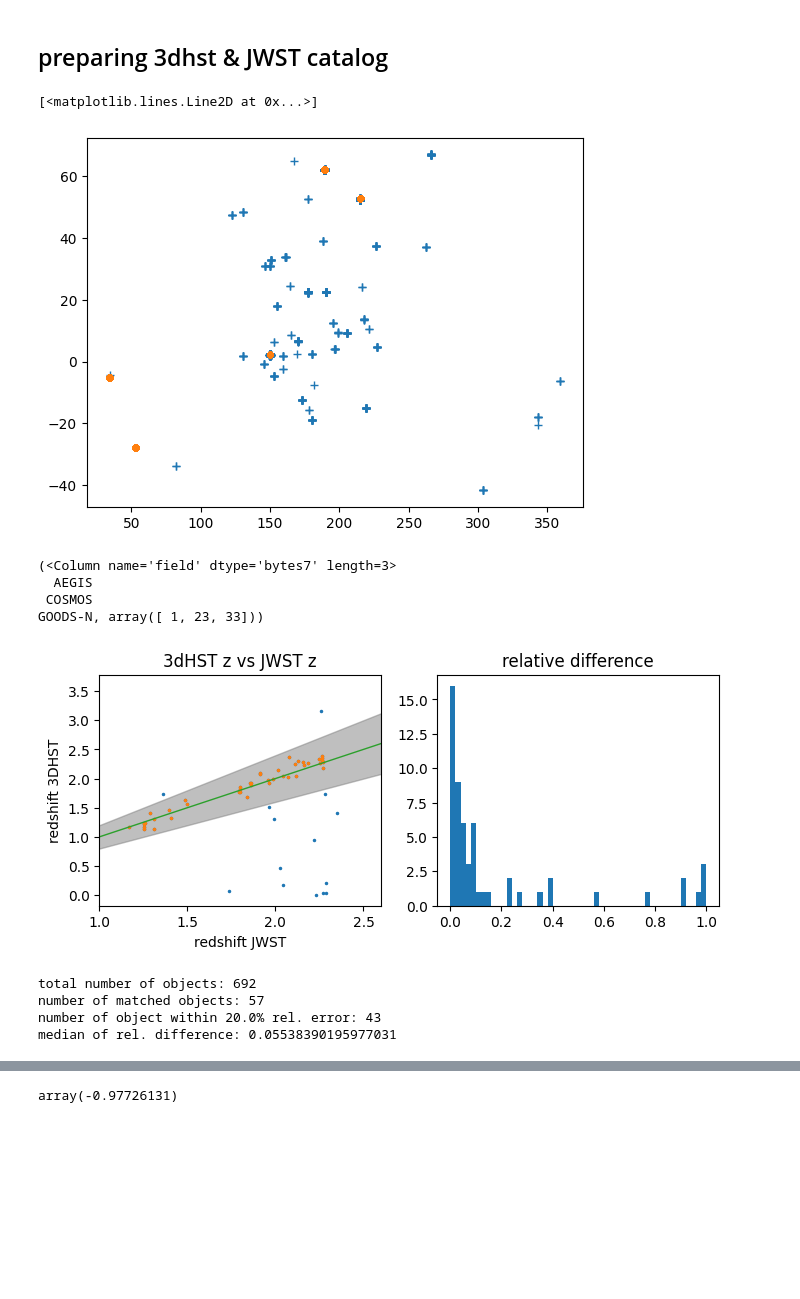
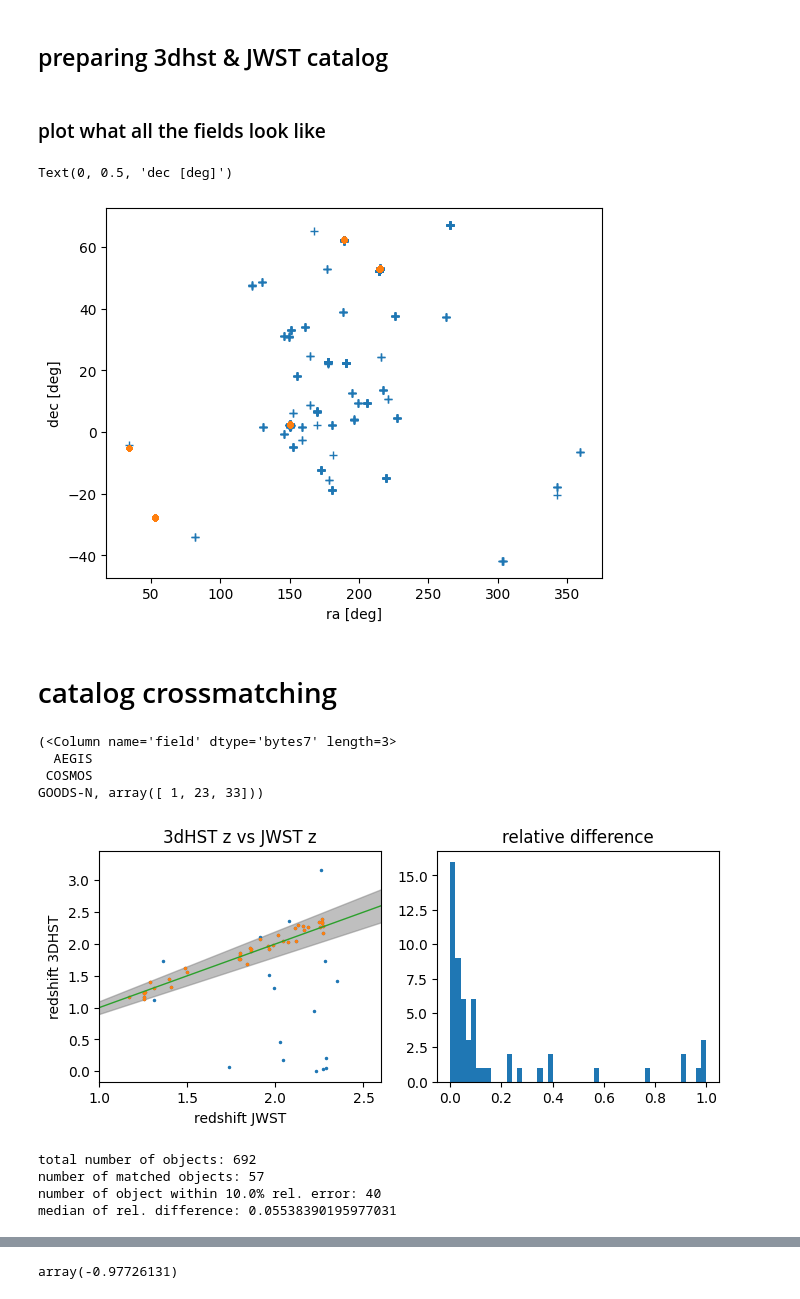
Before and after one commit to 2003cy/Balmer-Decrement-JWST-Outthere, a Jupyter notebook: 6_HST_crossmatch_+_mass.ipynb, the cells around one changed output, grey strips where cells are left out. Cells and saved outputs as stored; diff of their text form; code cells hidden in the pictures; blank space fills up the shorter version.

```diff
--- a/6_HST_crossmatch_+_mass.ipynb
+++ b/6_HST_crossmatch_+_mass.ipynb
@@ -17,14 +17,20 @@ cat_obj_lis = Table.read('data_3dhst/3dhst_master.phot.v4.1/3dhst_master.phot.v4
 #jwst data
 obj_lis = Table.read('spectra-fitting_selected_psfmatched.fits')
 obj_lis = obj_lis#[obj_lis['field']=='uma-03']
+# %% [markdown]
+### plot what all the fields look like
 # %%
 %matplotlib inline
 plt.plot(obj_lis['ra'],obj_lis['dec'],linewidth=0,marker='+')
 cat_obj_lis = Table.read('data_3dhst/3dhst_master.phot.v4.1/3dhst_master.phot.v4.1.cat.FITS')
 plt.plot(cat_obj_lis ['ra'],cat_obj_lis['dec'],linewidth=0,marker='.')
+plt.xlabel('ra [deg]')
+plt.ylabel('dec [deg]')
 # %% [output]
-[<matplotlib.lines.Line2D at 0x...>]
+Text(0, 0.5, 'dec [deg]')
-[figure, old version]
+[figure, new version]
+# %% [markdown]
+# catalog crossmatching
 # %%
 #catalog crossmatching,
 # 3DHST catalog from https://archive.stsci.edu/prepds/3d-hst/
@@ -48,17 +54,23 @@ cat_obj_matched = cat_obj_lis[idx][match_rule]
 obj_matched     = obj_lis[match_rule]
 print(np.unique(cat_obj_matched['field'],return_counts=True))
 
-#here check the redshift of 2 catalogs & 2nd selection rule applied
+#plt.plot(cat_obj_matched['ra'],cat_obj_matched['dec'],linewidth=0,alpha=0.5,marker='.')
+#plt.plot(obj_matched['ra'],obj_matched['dec'],linewidth=0,alpha=0.5,marker='+')
+
+
+
+#here check the redshift of 2 catalogs & the 2nd selection rule of rel. difference in redshift
 cat_z = np.where(cat_obj_matched['z_spec']!=-1,cat_obj_matched['z_spec'],cat_obj_matched['z_peak'])
 rel_diff = np.abs(cat_z-obj_matched['redshift'])/obj_matched['redshift']#cat_obj_matched['z_peak']
-accept=0.2
+accept= 0.1
 select =  np.abs(rel_diff)<accept
 
-#plots
+
 x = np.linspace(0,3,10)
 x_lo=x*(1-accept);x_up=x*(1+accept)
 ax = plt.figure(figsize=(8,3))
 ax.add_subplot(121)
+#plots redshift jwst vs redshif hst
 plt.plot(obj_matched['redshift'],cat_z,linewidth=0,marker='.',markersize=3)
 plt.plot(obj_matched['redshift'][select],cat_z[select],linewidth=0,marker='.',markersize=3)
 plt.plot(x,x,linewidth=1)
@@ -68,6 +80,7 @@ plt.xlim(1.0,2.6)
 plt.title('3dHST z vs JWST z')
 
 ax.add_subplot(122)
+#rel. difference
 plt.hist(rel_diff,bins=50)
 plt.title('relative difference')
 plt.show()
@@ -77,6 +90,7 @@ print('number of matched objects:',len(obj_matched))
 print(f'number of object within {accept*100}% rel. error:',len(obj_matched[select]))
 print('median of rel. difference:',np.median(rel_diff))
 
+#save the crossmatch catalog into one fits list
 cross_match = fits.HDUList()
 cross_match.append(fits.BinTableHDU(obj_matched[select],name='JWST_CROSSMATCH'))
 cross_match.append(fits.BinTableHDU(cat_obj_matched[select],name='3DHST_CROSSMATCH'))
@@ -86,8 +100,8 @@ cross_match.writeto('JWST_HST_catalog_crossmatched.fits',overwrite=True)
   AEGIS
  COSMOS
 GOODS-N, array([ 1, 23, 33]))
-[figure, old version]
+[figure, new version]
 total number of objects: 692
 number of matched objects: 57
-number of object within 20.0% rel. error: 43
+number of object within 10.0% rel. error: 40
 median of rel. difference: 0.05538390195977031
```
Also changed, not shown: parts of 5 cells of this notebook, 4 other files.
